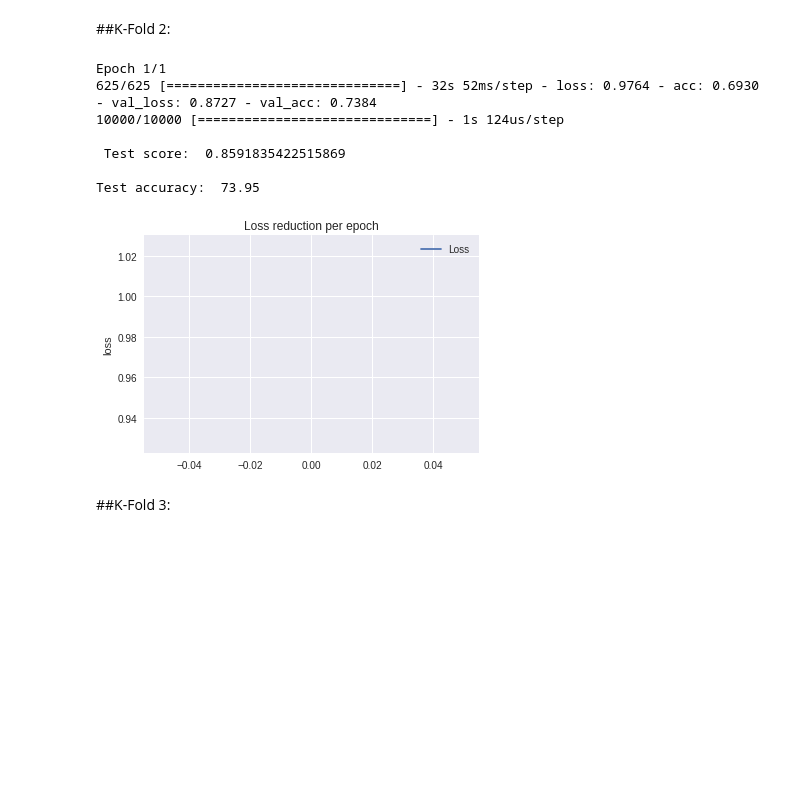
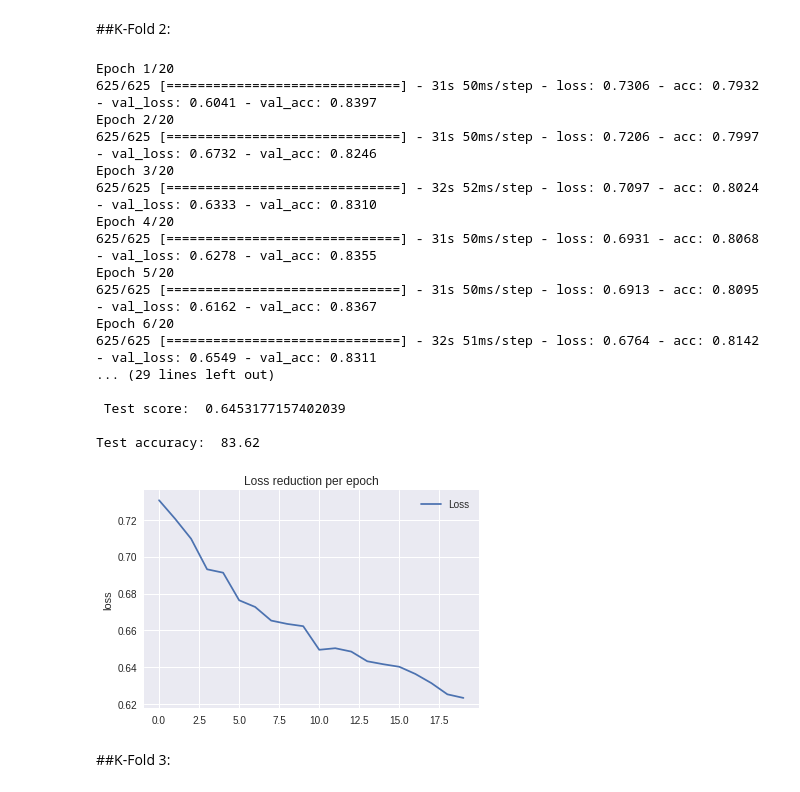
Before and after one commit to ashfarhangi/Computer-Vision-Classification, a Jupyter notebook: K_Fold.ipynb, the cells around one changed output. Saved outputs shown, nothing was run; the diff lists cells and outputs as text; code cells hidden in the pictures; blank space fills up the shorter version.

```diff
--- a/K_Fold.ipynb
+++ b/K_Fold.ipynb
@@ -108,7 +99,7 @@ datagen.fit(X_train)
 
 #batch size 64 gives the best result following by 128 which results in below 89%
 batch_size = 64
-epochs = 1
+epochs = 20
 history = model.fit_generator(datagen.flow(X_train, y_train, batch_size=batch_size),steps_per_epoch=X_train.shape[0] // batch_size, epochs=epochs,verbose=1,validation_data=[X_train_val,y_train_val])
 
 score1 = model.evaluate(X_test, y_test, batch_size=128, verbose=1)
@@ -168,39 +166,49 @@ y_train = np.concatenate((arg3, arg4))
 # %%
 datagen = ImageDataGenerator(
     rotation_range=15,
     width_shift_range=0.1,
     height_shift_range=0.1,
     horizontal_flip=True,
     )
 datagen.fit(X_train)
 
 #batch size 64 gives the best result following by 128 which results in below 89%
 batch_size = 64
-epochs = 1
+epochs = 20
 history = model.fit_generator(datagen.flow(X_train, y_train, batch_size=batch_size),steps_per_epoch=X_train.shape[0] // batch_size, epochs=epochs,verbose=1,validation_data=[X_train_val,y_train_val])
 
 score2 = model.evaluate(X_test, y_test, batch_size=128, verbose=1)
 print("\n Test score: ", score2[0])
 print("\nTest accuracy: ", score2[1]*100)
 
 history_dict = history.history
 loss_values = history_dict['loss']
 plt.figure(1)
 plt.plot(loss_values, label='Loss')
 # plt.plot(prediction,label='prediction',color = 'green')
 plt.legend(loc='upper right')
 plt.title('Loss reduction per epoch')
 plt.ylabel('loss')
 plt.show()
 # %% [output]
-Epoch 1/1
-625/625 [==============================] - 32s 52ms/step - loss: 0.9764 - acc: 0.6930 - val_loss: 0.8727 - val_acc: 0.7384
-10000/10000 [==============================] - 1s 124us/step
+Epoch 1/20
+625/625 [==============================] - 31s 50ms/step - loss: 0.7306 - acc: 0.7932 - val_loss: 0.6041 - val_acc: 0.8397
+Epoch 2/20
+625/625 [==============================] - 31s 50ms/step - loss: 0.7206 - acc: 0.7997 - val_loss: 0.6732 - val_acc: 0.8246
+Epoch 3/20
+625/625 [==============================] - 32s 52ms/step - loss: 0.7097 - acc: 0.8024 - val_loss: 0.6333 - val_acc: 0.8310
+Epoch 4/20
+625/625 [==============================] - 31s 50ms/step - loss: 0.6931 - acc: 0.8068 - val_loss: 0.6278 - val_acc: 0.8355
+Epoch 5/20
+625/625 [==============================] - 31s 50ms/step - loss: 0.6913 - acc: 0.8095 - val_loss: 0.6162 - val_acc: 0.8367
+Epoch 6/20
+625/625 [==============================] - 32s 51ms/step - loss: 0.6764 - acc: 0.8142 - val_loss: 0.6549 - val_acc: 0.8311
+... (29 lines left out)
 
- Test score:  0.8591835422515869
+ Test score:  0.6453177157402039
 
-Test accuracy:  73.95
+Test accuracy:  83.62
-[figure, old version]
+[figure, new version]
 # %% [markdown]
 ##K-Fold 3:
 # %%
```
Also changed, not shown: parts of 11 cells of this notebook.
